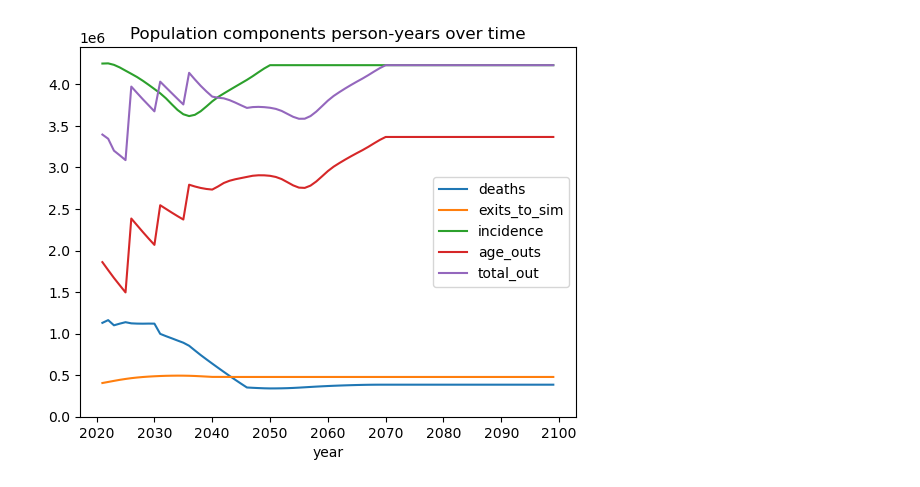
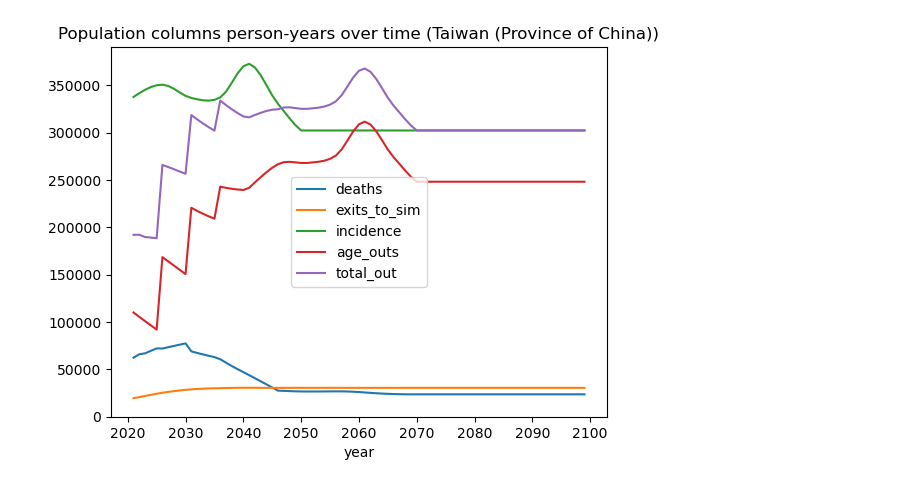
Before and after one commit to ihmeuw/vivarium_research_alzheimers, a Jupyter notebook: outside_sim_calculations/multistate_testing_treatment_table.ipynb, the cells around one changed output. Cells and saved outputs as stored; diff of their text form; code cells hidden in the pictures.

```diff
--- a/outside_sim_calculations/multistate_testing_treatment_table.ipynb
+++ b/outside_sim_calculations/multistate_testing_treatment_table.ipynb
@@ -89,7 +104,7 @@ def get_bbbm_testing_rate(year):
     else:
         return np.interp(year, years, rates)
 # %%
-def get_treatment_inititaion_rate(year):
+def get_treatment_inititaion_rate(location, year):
     LOC_SPECIFIC_RATES = TREATMENT_INITIATION_RATES_LOOKUP.get(
         location, VARIABLE_TREATMENT_INITIATION_RATES
     )
@@ -102,12 +117,12 @@ def get_treatment_inititaion_rate(year):
     else:
         return np.interp(year, years, rates)
 # %%
-def load_artifact(location, artifacts_dir):
+def load_artifact(location):
     art_filename = f"{location.lower().replace(' ', '_')}.hdf"
-    return Artifact(Path(artifacts_dir) / art_filename)
+    return Artifact(Path(ARTIFACTS_DIR) / art_filename)
 # %%
-def initialize_pop_table(location, artifacts_dir) -> pd.DataFrame:
-    art = load_artifact(location, artifacts_dir)
+def initialize_pop_table(location) -> pd.DataFrame:
+    art = load_artifact(location)
     forecasted_pop = (
         art.load(FORECASTED_POP_KEY)
         .query("year_start == 2021 & age_start >=60 & age_start<80")
@@ -276,7 +303,7 @@ def run_time_step(pop_table, year, new_entrants, bbbm_incidence, mortality):
 # %%
-def load_background_mortality():
+def load_background_mortality(location):
     # copied from loader.py
-    art = load_artifact(location, artifacts_dir)
+    art = load_artifact(location)
     acmr = art.load(ACMR_KEY)
     csmr = art.load(CSMR_KEY).droplevel(["year_start", "year_end"])
 
@@ -367,30 +450,53 @@ treatment = non_age_observers[
 # %%
-age_groups.plot()
-plt.ylim(bottom=0)
-plt.title("Age group person-years over time")
-plt.show()
-age_groups.sum(axis=1).plot()
-plt.ylim(bottom=0)
-plt.title("Total person-years over time")
-plt.show()
-pop_components.plot()
-plt.ylim(bottom=0)
-plt.title("Population components person-years over time")
-plt.show()
-columns.plot()
-plt.ylim(bottom=0)
-plt.title("Population table columns person-years over time")
-plt.show()
-tests.plot()
-plt.ylim(bottom=0)
-plt.title("Tests over time")
-plt.show()
-(tests["new_tests"] / age_groups.sum(axis=1)).plot()
-plt.ylim(bottom=0)
-plt.title("Tests per person-year over time")
-plt.show()
-treatment.plot()
-plt.ylim(bottom=0)
-plt.title("Treatment observers")
-plt.show()
+def show_plot(title: str, location: str):
+    plt.ylim(bottom=0)
+    plt.title(f"{title} ({location})")
+    plt.show()
+
+
+plot_loc = LOCATIONS[9]
+pt = pt_output[pt_output["location"] == plot_loc]
+
+pop_cols = ["over_thresh", "neg_0ya", "neg_1ya", "neg_2ya", "pos"]
+pt["total_pop"] = pt[pop_cols].sum(axis=1)
+pt["total_out"] = pt[["deaths", "exits_to_sim", "age_outs"]].sum(axis=1)
+
+pt.groupby(
+    [
+        "year",
+        "age_start",
+    ]
+).sum()["total_pop"].unstack().plot()
+show_plot("Age group person-years over time", plot_loc)
+
+pt.groupby(["year"]).sum()["total_pop"].plot()
+show_plot("Total person-years over time", plot_loc)
+
+pt.groupby(["year"]).sum()[
+    ["deaths", "exits_to_sim", "incidence", "age_outs", "total_out"]
+].plot()
+show_plot("Population columns person-years over time", plot_loc)
+
+pt.groupby(["year"]).sum()[pop_cols].plot()
+show_plot("Population table components person-years over time", plot_loc)
+
+pt.groupby(["year"]).sum()[
+    ["to_test", "new_tests", "new_pos_tests", "incident_tests"]
+].plot()
+show_plot("Tests over time", plot_loc)
+
+tmp = pt.groupby(["year"]).sum()
+(tmp["new_tests"] / tmp["total_pop"]).plot()
+show_plot("Tests per person year over time", plot_loc)
+
+pt.groupby(["year"]).sum()[
+    [
+        "treatment_initiated",
+        "treatment_not_initiated",
+        "treatment_completed",
+        "treatment_discontinued",
+        "new_pos_tests",
+    ]
+].plot()
+show_plot("Treatment observers", plot_loc)
 # %% [output]
@@ -399 +505 @@ plt.show()
-[figure, old version]
+[figure, new version]
```
Also changed, not shown: parts of 13 cells of this notebook, 1 other file.
